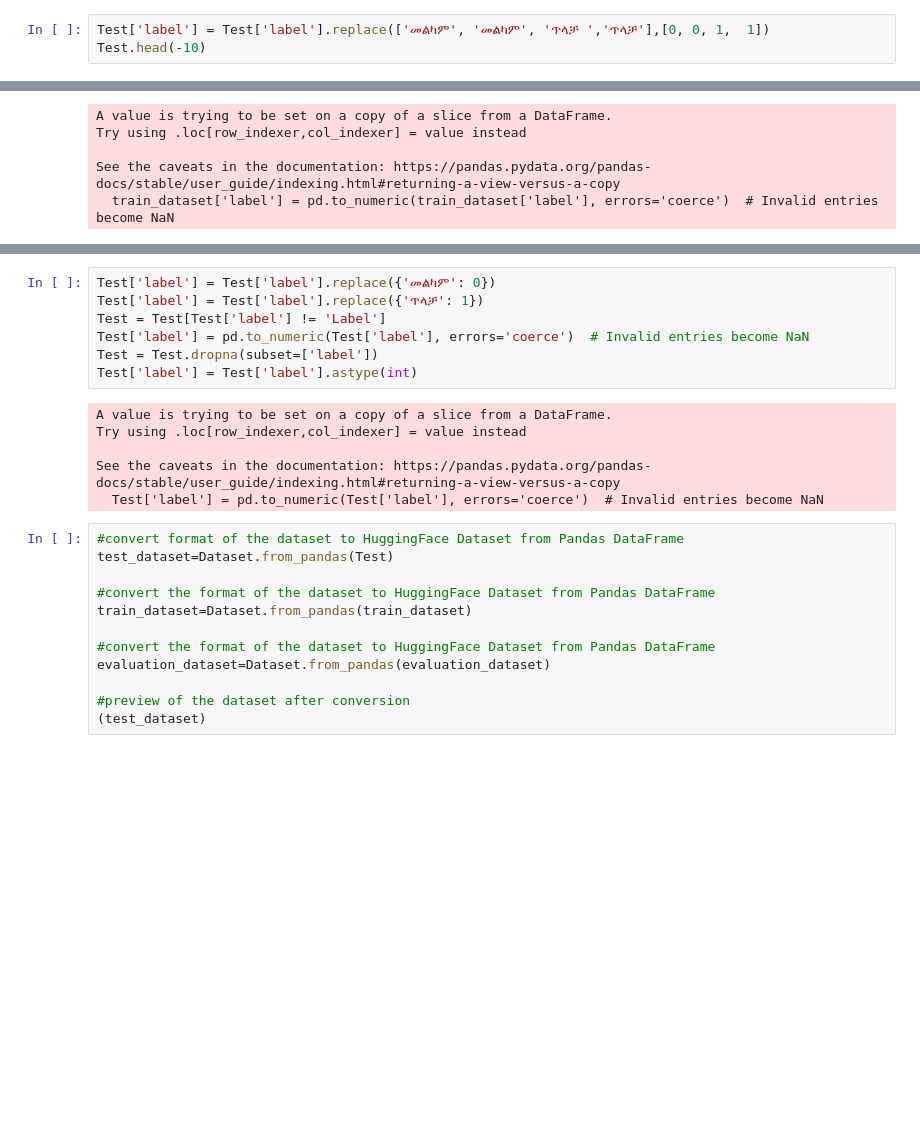
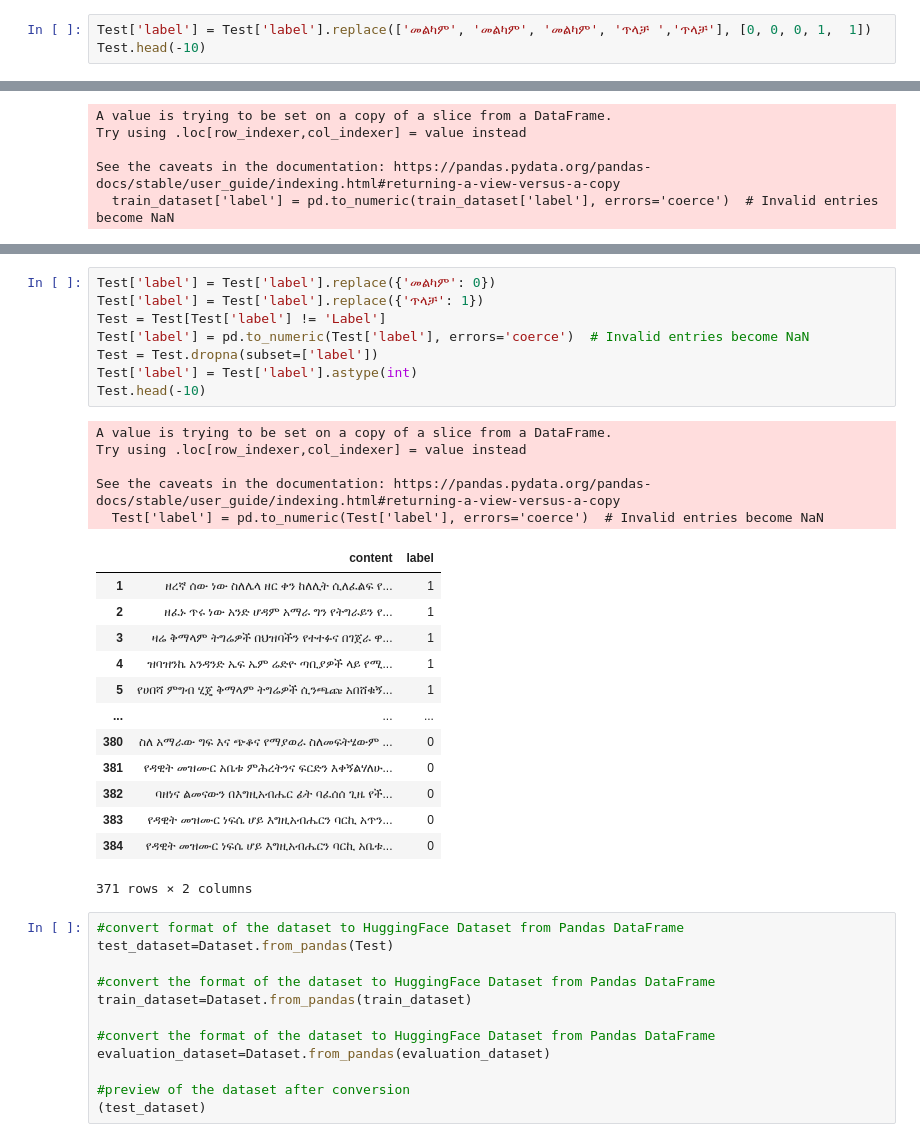
Before and after one commit to IbnuEyni/iCog-Labs, a Jupyter notebook: work_tasks/amharic_hateSpeech_detector.ipynb, the cells around one changed output, grey strips where cells are left out. Saved outputs shown, nothing was run; the diff lists cells and outputs as text; blank space fills up the shorter version.

```diff
--- a/work_tasks/amharic_hateSpeech_detector.ipynb
+++ b/work_tasks/amharic_hateSpeech_detector.ipynb
@@ -195,7 +208,7 @@ Train['label'] = Train['label'].replace(['መልካም', 'ጥላቻ ','ጥላቻ
 | 1590 | አንድ ድፎ ለብቻው የሚበላ ሆዳም ነህ ለማለት ነው በ... | 0 |
 1591 rows × 2 columns
 # %%
-Test['label'] = Test['label'].replace(['መልካም', 'መልካም', 'ጥላቻ ','ጥላቻ'],[0, 0, 1,  1])
+Test['label'] = Test['label'].replace(['መልካም', 'መልካም', 'መልካም', 'ጥላቻ ','ጥላቻ'], [0, 0, 0, 1,  1])
 Test.head(-10)
 # %% [output]
 |  | content | label |
@@ -255,16 +274,30 @@ evaluation_dataset['label'] = evaluation_dataset['label'].astype(int)
 # %%
 Test['label'] = Test['label'].replace({'መልካም': 0})
 Test['label'] = Test['label'].replace({'ጥላቻ': 1})
 Test = Test[Test['label'] != 'Label']
 Test['label'] = pd.to_numeric(Test['label'], errors='coerce')  # Invalid entries become NaN
 Test = Test.dropna(subset=['label'])
 Test['label'] = Test['label'].astype(int)
+Test.head(-10)
 # %% [output]
 A value is trying to be set on a copy of a slice from a DataFrame.
 Try using .loc[row_indexer,col_indexer] = value instead
 
 See the caveats in the documentation: https://pandas.pydata.org/pandas-docs/stable/user_guide/indexing.html#returning-a-view-versus-a-copy
   Test['label'] = pd.to_numeric(Test['label'], errors='coerce')  # Invalid entries become NaN
+|  | content | label |
+| 1 | ዘረኛ ሰው ነው ስለሌላ ዘር ቀን ከለሊት ሲለፈልፍ የ... | 1 |
+| 2 | ዘፈኑ ጥሩ ነው አንድ ሆዳም አማራ ግን የትግራይን የ... | 1 |
+| 3 | ዛሬ ቅማላም ትግሬዎች በህዝባችን የተተፉና በገጀራ ዋ... | 1 |
+| 4 | ዝባዝንኬ አንዳንድ ኤፍ ኤም ሬድዮ ጣቢያዎች ላይ የሚ... | 1 |
+| 5 | የሀበሻ ምግብ ሂጄ ቅማላም ትግሬዎች ሲንጫጩ አበሸቁኝ... | 1 |
+| ... | ... | ... |
+| 380 | ስለ አማራው ግፍ እና ጭቆና የማያወራ ስለመፍትሄውም ... | 0 |
+| 381 | የዳዊት መዝሙር አቤቱ ምሕረትንና ፍርድን እቀኝልሃለሁ... | 0 |
+| 382 | ባዘነና ልመናውን በእግዚአብሔር ፊት ባፈሰሰ ጊዜ የች... | 0 |
+| 383 | የዳዊት መዝሙር ነፍሴ ሆይ እግዚአብሔርን ባርኪ አጥን... | 0 |
+| 384 | የዳዊት መዝሙር ነፍሴ ሆይ እግዚአብሔርን ባርኪ አቤቱ... | 0 |
+371 rows × 2 columns
 # %%
 #convert format of the dataset to HuggingFace Dataset from Pandas DataFrame
 test_dataset=Dataset.from_pandas(Test)
```
Also changed, not shown: parts of 18 cells of this notebook.
